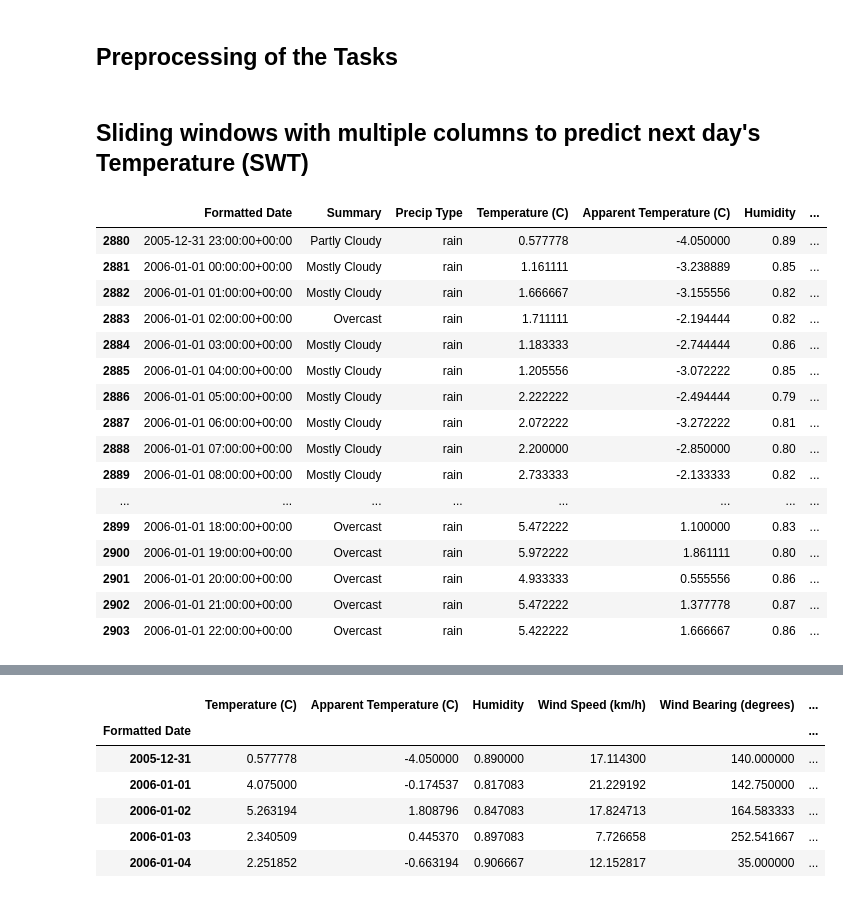
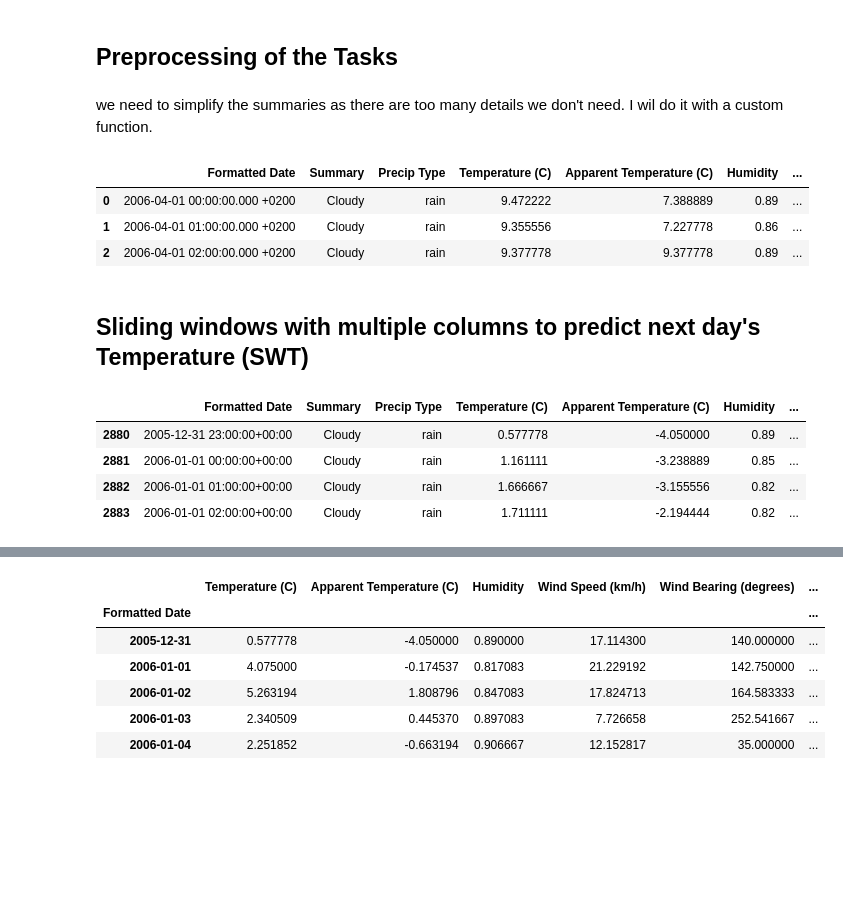
Before and after one commit to efeergun/time-series-Explainability, a Jupyter notebook: XAI_efe.ipynb, the cells around one changed output, grey strips where cells are left out. Drawn from its saved outputs; the diff is of its cells as text; code cells hidden in the pictures; blank space fills up the shorter version.

Commit message:
Data Preprocess and Fine Tuning is Over
XGBOOST is working well
Data is better designed
Sliding windows increased to 10 days

```diff
--- a/XAI_efe.ipynb
+++ b/XAI_efe.ipynb
@@ -93,6 +92,34 @@ data.head(3)
 | 2 | 2006-04-01 02:00:00.000 +0200 | Mostly Cloudy | rain | 9.377778 | 9.377778 | 0.89 | ... |
 # %% [markdown]
 ## Preprocessing of the Tasks
+# %% [markdown]
+we need to simplify the summaries as there are too many details we don't need. I wil do it with a custom function.
+# %%
+def simplify_summaries(base_summary):
+    base_split = base_summary.split(" ")
+    removals_list = ["Light","Dangerously","Partly","Mostly","and"]
+    to_be_replaced_list = ["Breezy","Drizzle","Overcast"]
+    replacement_list = ["Windy","Rain","Cloudy"]
+    for removal in removals_list:
+        if removal in base_split:
+            base_split.remove(removal)
+
+    for i in range(len(to_be_replaced_list)):
+        if to_be_replaced_list[i] in base_split:
+            base_split.remove(to_be_replaced_list[i])
+            base_split.append(replacement_list[i])
+
+    base_split.sort()
+    return " ".join(base_split)
+# %%
+data.Summary = data.Summary.apply(simplify_summaries)
+data.head(3)
+# much better now as we reduced complexity of it dramatically.
+# %% [output]
+|  | Formatted Date | Summary | Precip Type | Temperature (C) | Apparent Temperature (C) | Humidity | ... |
+| 0 | 2006-04-01 00:00:00.000 +0200 | Cloudy | rain | 9.472222 | 7.388889 | 0.89 | ... |
+| 1 | 2006-04-01 01:00:00.000 +0200 | Cloudy | rain | 9.355556 | 7.227778 | 0.86 | ... |
+| 2 | 2006-04-01 02:00:00.000 +0200 | Cloudy | rain | 9.377778 | 9.377778 | 0.89 | ... |
 # %%
 # Dropping the column named "Loud Cover" on general dataset "data"
 data.drop(columns=["Loud Cover"], inplace=True)
@@ -104,22 +131,10 @@ data.sort_values(by=['Formatted Date'], inplace=True, ascending=True)
 # %% [markdown]
 ## Sliding windows with multiple columns to predict next day's Temperature (SWT)
 # %%
-data.head(24)
+data.head(4)
 # %% [output]
 |  | Formatted Date | Summary | Precip Type | Temperature (C) | Apparent Temperature (C) | Humidity | ... |
-| 2880 | 2005-12-31 23:00:00+00:00 | Partly Cloudy | rain | 0.577778 | -4.050000 | 0.89 | ... |
-| 2881 | 2006-01-01 00:00:00+00:00 | Mostly Cloudy | rain | 1.161111 | -3.238889 | 0.85 | ... |
-| 2882 | 2006-01-01 01:00:00+00:00 | Mostly Cloudy | rain | 1.666667 | -3.155556 | 0.82 | ... |
-| 2883 | 2006-01-01 02:00:00+00:00 | Overcast | rain | 1.711111 | -2.194444 | 0.82 | ... |
-| 2884 | 2006-01-01 03:00:00+00:00 | Mostly Cloudy | rain | 1.183333 | -2.744444 | 0.86 | ... |
-| 2885 | 2006-01-01 04:00:00+00:00 | Mostly Cloudy | rain | 1.205556 | -3.072222 | 0.85 | ... |
-| 2886 | 2006-01-01 05:00:00+00:00 | Mostly Cloudy | rain | 2.222222 | -2.494444 | 0.79 | ... |
-| 2887 | 2006-01-01 06:00:00+00:00 | Mostly Cloudy | rain | 2.072222 | -3.272222 | 0.81 | ... |
-| 2888 | 2006-01-01 07:00:00+00:00 | Mostly Cloudy | rain | 2.200000 | -2.850000 | 0.80 | ... |
-| 2889 | 2006-01-01 08:00:00+00:00 | Mostly Cloudy | rain | 2.733333 | -2.133333 | 0.82 | ... |
-| ... | ... | ... | ... | ... | ... | ... | ... |
-| 2899 | 2006-01-01 18:00:00+00:00 | Overcast | rain | 5.472222 | 1.100000 | 0.83 | ... |
-| 2900 | 2006-01-01 19:00:00+00:00 | Overcast | rain | 5.972222 | 1.861111 | 0.80 | ... |
-| 2901 | 2006-01-01 20:00:00+00:00 | Overcast | rain | 4.933333 | 0.555556 | 0.86 | ... |
-| 2902 | 2006-01-01 21:00:00+00:00 | Overcast | rain | 5.472222 | 1.377778 | 0.87 | ... |
-| 2903 | 2006-01-01 22:00:00+00:00 | Overcast | rain | 5.422222 | 1.666667 | 0.86 | ... |
+| 2880 | 2005-12-31 23:00:00+00:00 | Cloudy | rain | 0.577778 | -4.050000 | 0.89 | ... |
+| 2881 | 2006-01-01 00:00:00+00:00 | Cloudy | rain | 1.161111 | -3.238889 | 0.85 | ... |
+| 2882 | 2006-01-01 01:00:00+00:00 | Cloudy | rain | 1.666667 | -3.155556 | 0.82 | ... |
+| 2883 | 2006-01-01 02:00:00+00:00 | Cloudy | rain | 1.711111 | -2.194444 | 0.82 | ... |
```
Also changed, not shown: parts of 26 cells of this notebook.
